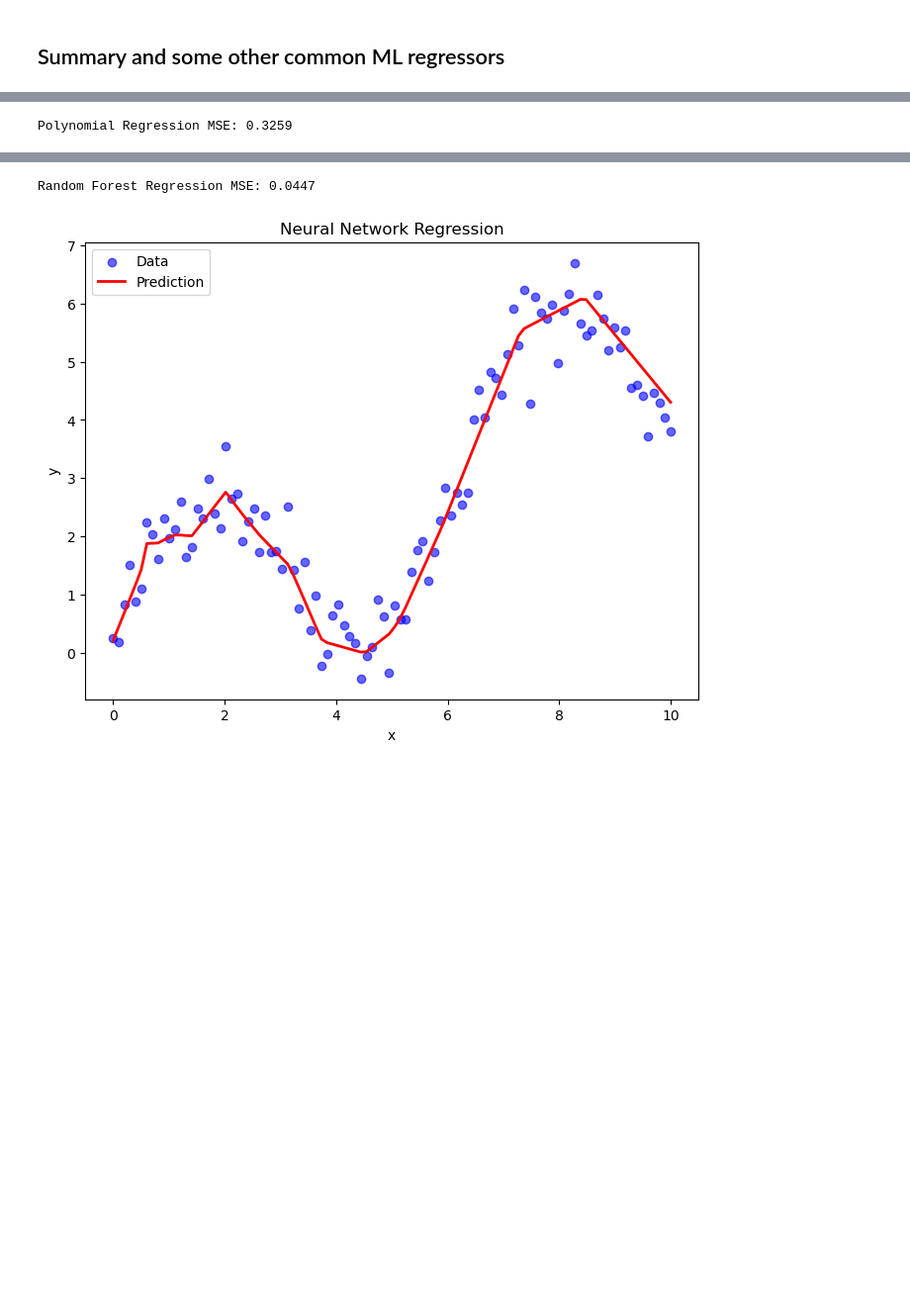
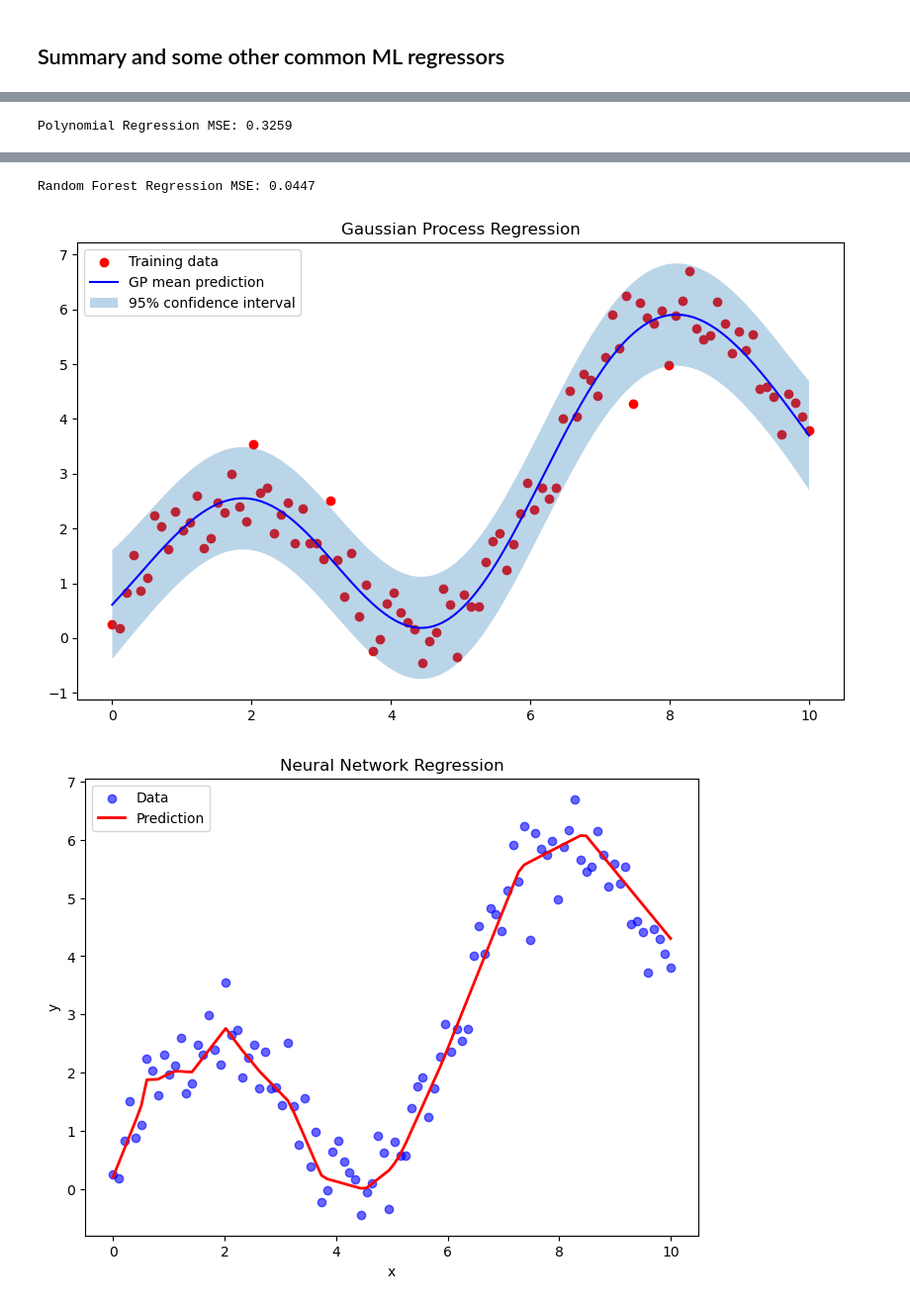
Before and after one commit to Michael-S-Phillips/PTYS_AI, a Jupyter notebook: 02_Curve_Fitting/notebooks/curve_fitting.ipynb, the cells around one changed output, grey strips where cells are left out. Shown at 99% size. Drawn from its saved outputs; the diff is of its cells as text; code cells hidden in the pictures; blank space fills up the shorter version.

```diff
--- a/02_Curve_Fitting/notebooks/curve_fitting.ipynb
+++ b/02_Curve_Fitting/notebooks/curve_fitting.ipynb
@@ -229,7 +230,15 @@ class MLP(nn.Module):
 hidden_units = 16
 model = MLP(hidden_dim=hidden_units)
 loss_fn = nn.MSELoss()
-optimizer = torch.optim.Adam(model.parameters(), lr=0.01)
+optimizer = torch.optim.Adam(model.parameters(), lr=0.01, weight_decay=1e-4)
+'''
+side note:
+    L2 regularization, also known as weight decay, is a technique used to prevent overfitting
+    by penalizing large weights in the model. This is done by adding a term to the loss function
+    that is proportional to the sum of the squared values of the weights.
+
+    We'll talk more about this in our discussion of physics-informed neural networks.
+'''
 
 # Convert numpy arrays to torch tensors
 x_train = torch.tensor(x, dtype=torch.float32)
@@ -380,7 +389,7 @@ class MLP_DO(nn.Module):
 hidden_units = 64
 model = MLP_DO(hidden_dim=hidden_units)
 loss_fn = nn.MSELoss()
-optimizer = torch.optim.Adam(model.parameters(), lr=0.01)
+optimizer = torch.optim.Adam(model.parameters(), lr=0.01, weight_decay=1e-4)
 
 # Convert numpy arrays to torch tensors
 x_train = torch.tensor(x, dtype=torch.float32)
@@ -426,6 +435,8 @@ from sklearn.linear_model import LinearRegression
 from sklearn.preprocessing import PolynomialFeatures
 from sklearn.ensemble import RandomForestRegressor
 from sklearn.neural_network import MLPRegressor
+from sklearn.gaussian_process import GaussianProcessRegressor
+from sklearn.gaussian_process.kernels import RBF, WhiteKernel
 from sklearn.metrics import mean_squared_error
 
 # Generate synthetic data for demonstration
@@ -465,36 +476,64 @@ print(f"Polynomial Regression MSE: {mean_squared_error(y, y_pred_poly):.4f}")
 
 # 3. Random Forest Regressor
 rf_model = RandomForestRegressor(n_estimators=100, random_state=42)
 rf_model.fit(x, y)
 y_pred_rf = rf_model.predict(x)
 plot_results(x, y, y_pred_rf, "Random Forest Regression")
 print(f"Random Forest Regression MSE: {mean_squared_error(y, y_pred_rf):.4f}")
 
-# 4. Neural Network Regression (MLP)
+# 4. Gaussian Process
+# Define Gaussian Process Regressor
+kernel = RBF() + WhiteKernel()
+gp = GaussianProcessRegressor(kernel=kernel, n_restarts_optimizer=10)
+
+# Fit the model
+gp.fit(x, y)
+
+# Predict
+X_pred = np.linspace(0, 10, 200).reshape(-1, 1)
+y_pred, sigma = gp.predict(X_pred, return_std=True)
+
+# Plot results
+plt.figure(figsize=(10, 6))
+plt.scatter(x, y, color='red', label='Training data')
+plt.plot(X_pred, y_pred, color='blue', label='GP mean prediction')
+plt.fill_between(X_pred.ravel(),
+                 y_pred - 2*sigma,
+                 y_pred + 2*sigma,
+                 alpha=0.3,
+                 label='95% confidence interval')
+plt.legend()
+plt.title('Gaussian Process Regression')
+plt.show()
+
+# 5. Neural Network Regression (MLP)
 hu = 64
 hl = 64
 mlp_model = MLPRegressor(hidden_layer_sizes=(hl,hu), max_iter=10000, random_state=42, learning_rate_init = 0.01, learning_rate = 'adaptive')
 mlp_model.fit(x, y)
 y_pred_mlp = mlp_model.predict(x)
 plot_results(x, y, y_pred_mlp, "Neural Network Regression")
 print(f"Neural Network Regression MSE: {mean_squared_error(y, y_pred_mlp):.4f}")
 
+
 # Summary of techniques and their applications
 print("""
 Summary of Techniques:
 1. Linear Regression: Fits a straight line to the data.
 2. Polynomial Regression: Fits a polynomial curve to the data. Useful for capturing nonlinear trends when we don't care about the underlying physical law.
 3. Random Forest Regression: Uses an ensemble of decision trees for robust curve fitting. Effective for capturing complex patterns.
-4. Neural Network Regression: Employs layers of neurons to approximate the target function. Ideal for highly nonlinear relationships but requires more data and tuning.
+4. Gaussian Process Regression: Provides a probabilistic approach to regression, capturing uncertainty in predictions. Useful for small datasets and when uncertainty quantification is important.
+5. Neural Network Regression: Employs layers of neurons to approximate the target function. Ideal for highly nonlinear relationships but requires more data and tuning.
 """)
 # %% [output]
 [figure]
 Linear Regression MSE: 1.9636
 [figure]
 Polynomial Regression MSE: 0.3259
 [figure]
 Random Forest Regression MSE: 0.0447
-[figure, old version]
+[figure, new version]
+[figure, added]
 Neural Network Regression MSE: 0.1901
 
 Summary of Techniques:
```
Also changed, not shown: parts of 4 cells of this notebook.
